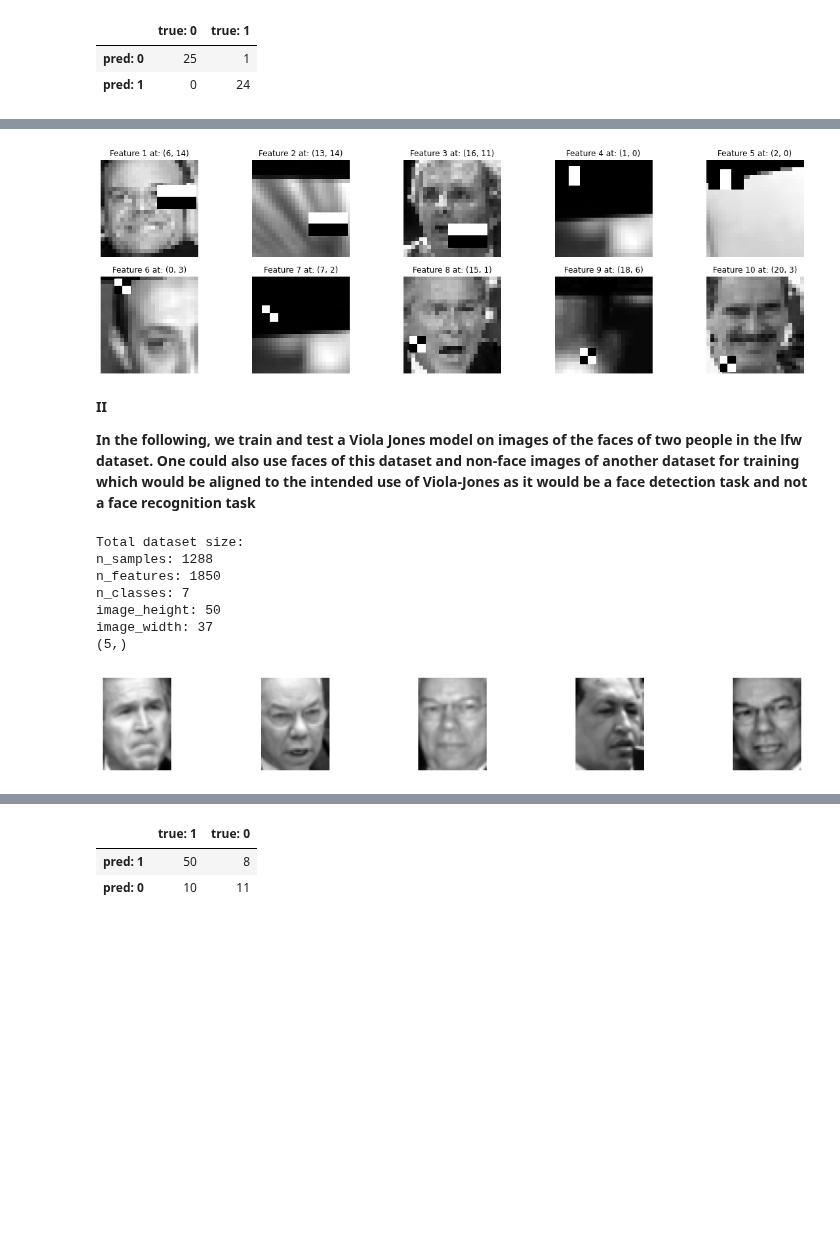
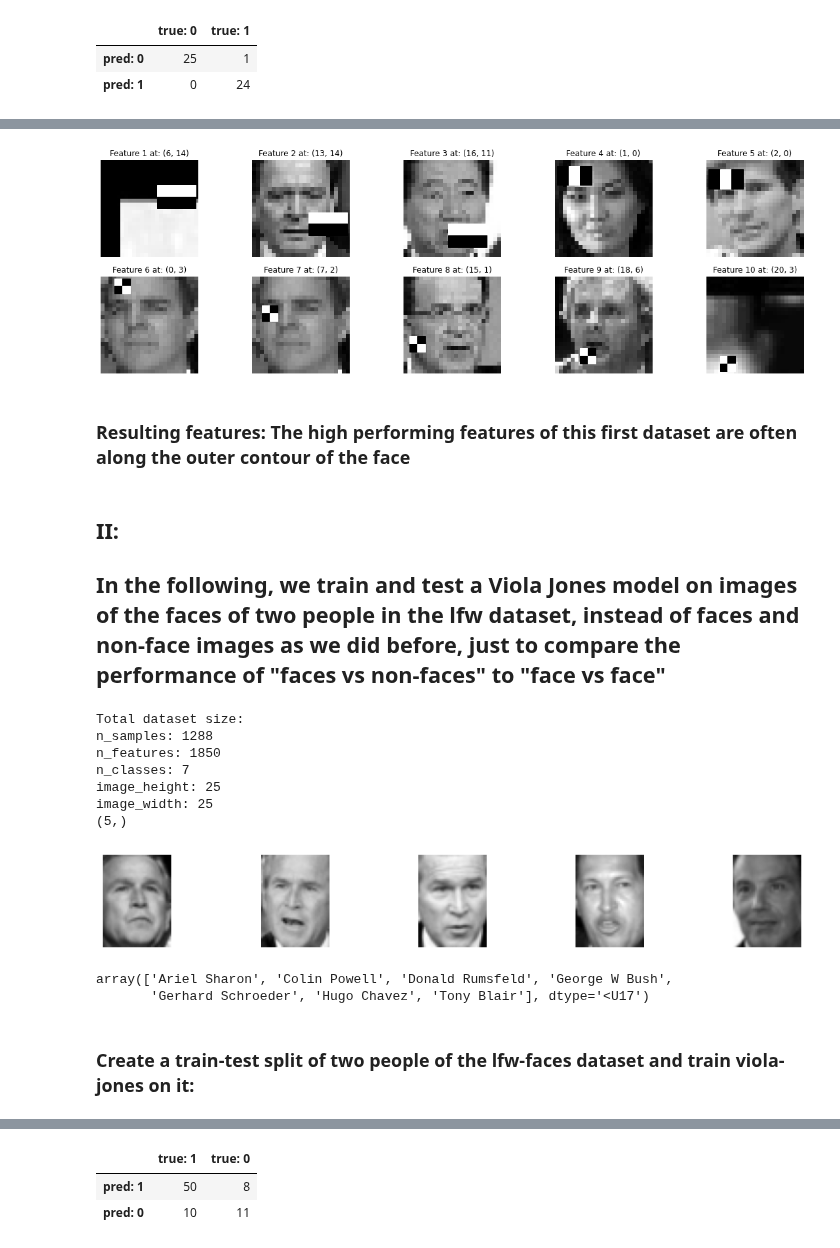
Before and after one commit to pwl482/patrec_2020, a Jupyter notebook: Assignment_7/Ada_Boost_und_Viola_Jones.ipynb, the cells around one changed output, grey strips where cells are left out. Cells and saved outputs as stored; diff of their text form; code cells hidden in the pictures; blank space fills up the shorter version.

```diff
--- a/Assignment_7/Ada_Boost_und_Viola_Jones.ipynb
+++ b/Assignment_7/Ada_Boost_und_Viola_Jones.ipynb
@@ -14,14 +14,14 @@ The weak classifiers should be decision stumps (i.e. decision trees with one nod
 # %% [markdown]
 ### Import the spambase dataset
 # %%
-data = np.array(pd.read_csv('/Users/Eva/Downloads/spambase.data', header=None))
+data = np.array(pd.read_csv('spambase.data', header=None))
 
 X = data[:,:-1] # features
 y = data[:,-1] # Last column is label
 
 X_train, X_test, y_train, y_test = train_test_split(X, y, random_state=0, shuffle=True, stratify=y)
 
-df_names = pd.read_csv('/Users/Eva/Downloads/spambase.names', header=None, names=["feature_names"], skiprows=32)
+df_names = pd.read_csv('spambase.names', header=None, names=["feature_names"], skiprows=32)
 df_names["feature_names"] = df_names["feature_names"].str.replace(":  *continuous.", "", regex=True)
 # %%
 X_train.shape, X_test.shape, y_train.shape, y_test.shape
@@ -566,7 +566,7 @@ class Viola_Jones:
         """
         This function returns the predicted labels for a distinct parity p_j, cutoffs theta_j and a feature j.
         """
-        # EVA:  Doesn't it have to be just '<' (lecture slides)
+        # EVA:  Doesn't it have to be just '<' (lecture slides) Paul: well its once on the slides with < and twice with <=
         return (p_j * feature_column_j <= p_j * theta_j).astype(int)
 
     def get_optimal_h_j(self, feature_matrix, labels, sample_weights):
@@ -583,8 +583,8 @@ class Viola_Jones:
         # using decision stumps of depth 1
         for j in range(feature_matrix.shape[1]):
             feature_column_j = feature_matrix[:, j]
-            sorted_col = np.sort(feature_column_j)
-            # EVA: Wouldn't it be more efficient to iterate over set(sorted_col)?
+            sorted_col = np.sort(np.unique(feature_column_j))
+            # EVA: Wouldn't it be more efficient to iterate over set(sorted_col)? Paul: yep, changed it
             # test every value for feature j that was calculcated on the training set as threshold
             for theta_j in sorted_col:
                 y_pred_neg = self.get_h_j_predictions(-1, theta_j, feature_column_j)
@@ -599,7 +599,7 @@ class Viola_Jones:
                 # EVA: Shouldn't this be the other way around?? Currently, if correctly classified weight sum is larger,
                 # the predictions get inverted and the classifier is evaluated as bad-performig (high error).
                 # if weight sum of correctly classified images is larger, then return inverted labels as predictions
-                # for all images and set new parity = -1
+                # for all images and set new parity = -1 Paul: also not sure, but works this way ^^
                 if e_neg < e_pos:
                     y_pred = y_pred_neg
                     p_j = -1
@@ -624,6 +624,8 @@ class Viola_Jones:
         Implements the Viola-Jones main training loop.
         EVA: just a thought: why isn't a feature removed from the matrix after it was discovered as best weak classifier?
              this way it could not happen that two classifiers represent the same feature
+        Paul: well it might be that after some iterations of re-weighting, it is the best to use the same feature again
+            for example decision trees can also split the same variables into multiple quadrants
         """
         if len(np.unique(y_train)) != 2 and 0 in np.unique(y_train) and 1 in np.unique(y_train):
             raise Exception("Only labels 0 and 1 allowed!!!")
@@ -635,7 +637,7 @@ class Viola_Jones:
         feature_matrix = self.create_feature_matrix(integral_images, self.shape_i, self.shape_j)
         # 1) initialize wi (for each label, normalize by count in training set)
         # EVA: Doesn't Viola Jones normalize by double count?...but then again, some implementations just normalize
-        # by N=|training set|, so it should be fine
+        # by N=|training set|, so it should be fine, Paul: i understood the slides the way i implemented it
         sample_weights = np.where(y_train==label1, 1 / count1, 1 / count2)
         # 2) for m in {1,...,M}
         for m in range(self.n_predictors):
@@ -653,7 +655,6 @@ class Viola_Jones:
             # 2d) recompute sample weights
             beta_t = classification_error / (1- classification_error)
             sample_weights = sample_weights * np.power(beta_t, (y_train == min_y_pred).astype(int))
-        print("--training done--")
 
     def predict(self, X_test, cutoff=0.5):
         """
@@ -665,6 +666,5 @@ class Viola_Jones:
         feature_matrix = self.create_feature_matrix(integral_images, self.shape_i, self.shape_j)
         X_m = np.array([am * self.get_h_j_predictions(p_j, theta_j, feature_matrix[:, j]) for am, j, p_j, theta_j in self.classifier_list if j != np.inf])
         a_m = np.array([am for am, j, p_j, theta_j in self.classifier_list])
-        print("--prediction done--")
         return (np.sum(X_m, axis=0) >= cutoff * np.sum(a_m, axis=0)).astype(int)
 # %% [markdown]
@@ -741,6 +741,6 @@ display_confusion_matrix(y_test_face, y_pred_face, np.array([0,1]))
 **Getting type and position of the top ten performing feature classifiers and visualizing them in randomly sampled images from the lfw subset**
 # %%
-def get_feature_type_pos(feature_classifiers):
+def get_feature_type_pos(feature_classifiers, classifier):
     """
     Get type and position of features of interest within 25x25 image given their index
     in the training feature matrix.
@@ -750,8 +750,8 @@ def get_feature_type_pos(feature_classifiers):
     feature_counter = 0
     used_features = []
     for feature_shape, (height, width) in zip(features, feature_heights_widths):
-        for i in range(violajones.shape_i - height):
-            for j in range(violajones.shape_j - width):
+        for i in range(classifier.shape_i - height):
+            for j in range(classifier.shape_j - width):
                 if feature_counter in feature_classifiers:
                     used_features.append((feature_shape, i, j))
                 feature_counter += 1
@@ -762,7 +772,7 @@ violajones.classifier_list # (clf weight, feature value, parity, classification
 # %%
 feature_cols = np.array(violajones.classifier_list)[:,1].astype(int)
 # [(2/3/4-rect, i, j)] where (i,j) is the upper left corner of the feature
-used_features = get_feature_type_pos(feature_cols)
+used_features = get_feature_type_pos(feature_cols, violajones)
 # %%
 h = 25
 w = 25
@@ -805,18 +815,19 @@ for i in range(num_samples):
     ax.title.set_text("Feature {} at: (".format(i+1) + str(bottom) + ", " + str(left) + ")")
 plt.show()
 # %% [output]
-[figure, old version]
+[figure, new version]
+# %% [markdown]
+### Resulting features: The high performing features of this first dataset are often along the outer contour of the face
 # %% [markdown]
-**II**
-
-**In the following, we train and test a Viola Jones model on images of the faces of two people in the lfw dataset. One could also use faces of this dataset and non-face images of another dataset for training which would be aligned to the intended use of Viola-Jones as it would be a face detection task and not a face recognition task**
+## II:
+## In the following, we train and test a Viola Jones model on images of the faces of two people in the lfw dataset, instead of faces and non-face images as we did before, just to compare the performance of "faces vs non-faces" to "face vs face"
 # %%
 from sklearn.datasets import fetch_lfw_people
 
 lfw_people = fetch_lfw_people(min_faces_per_person=70, resize=0.4)
 
 # introspect the images arrays to find the shapes (for plotting)
-n_samples, h, w = lfw_people.images.shape
+n_samples, h2, w2 = lfw_people.images.shape
 
 # for machine learning we use the 2 data directly (as relative pixel
 # positions info is ignored by this model)
@@ -828,35 +839,42 @@ y_faces = lfw_people.target
 target_names = lfw_people.target_names
 n_classes = target_names.shape[0]
 
 print("Total dataset size:")
 print("n_samples: %d" % n_samples)
 print("n_features: %d" % n_features)
 print("n_classes: %d" % n_classes)
 print("image_height: %d" % h)
 print("image_width: %d" % w)
 
 
 def show_faces(X):
     num_samples = 5
     indices = np.random.choice(range(len(X)), num_samples)
     print(indices.shape)
     sample_digits = X[indices]
 
     fig = plt.figure(figsize=(20, 6))
 
     for i in range(num_samples):
         ax = plt.subplot(3, 7.5, i + 1)
-        img = sample_digits[i].reshape((h, w))
+        img = sample_digits[i].reshape((h2, w2))
         plt.imshow(img, cmap='gray')
         plt.axis('off')
 show_faces(X_faces)
 # %% [output]
 Total dataset size:
 n_samples: 1288
 n_features: 1850
 n_classes: 7
-image_height: 50
-image_width: 37
+image_height: 25
+image_width: 25
 (5,)
-[figure, old version]
+[figure, new version]
+# %%
+target_names
+# %% [output]
+array(['Ariel Sharon', 'Colin Powell', 'Donald Rumsfeld', 'George W Bush',
+       'Gerhard Schroeder', 'Hugo Chavez', 'Tony Blair'], dtype='<U17')
+# %% [markdown]
+### Create a train-test split of two people of the lfw-faces dataset and train viola-jones on it:
 # %%
```
Also changed, not shown: parts of 42 cells of this notebook.
